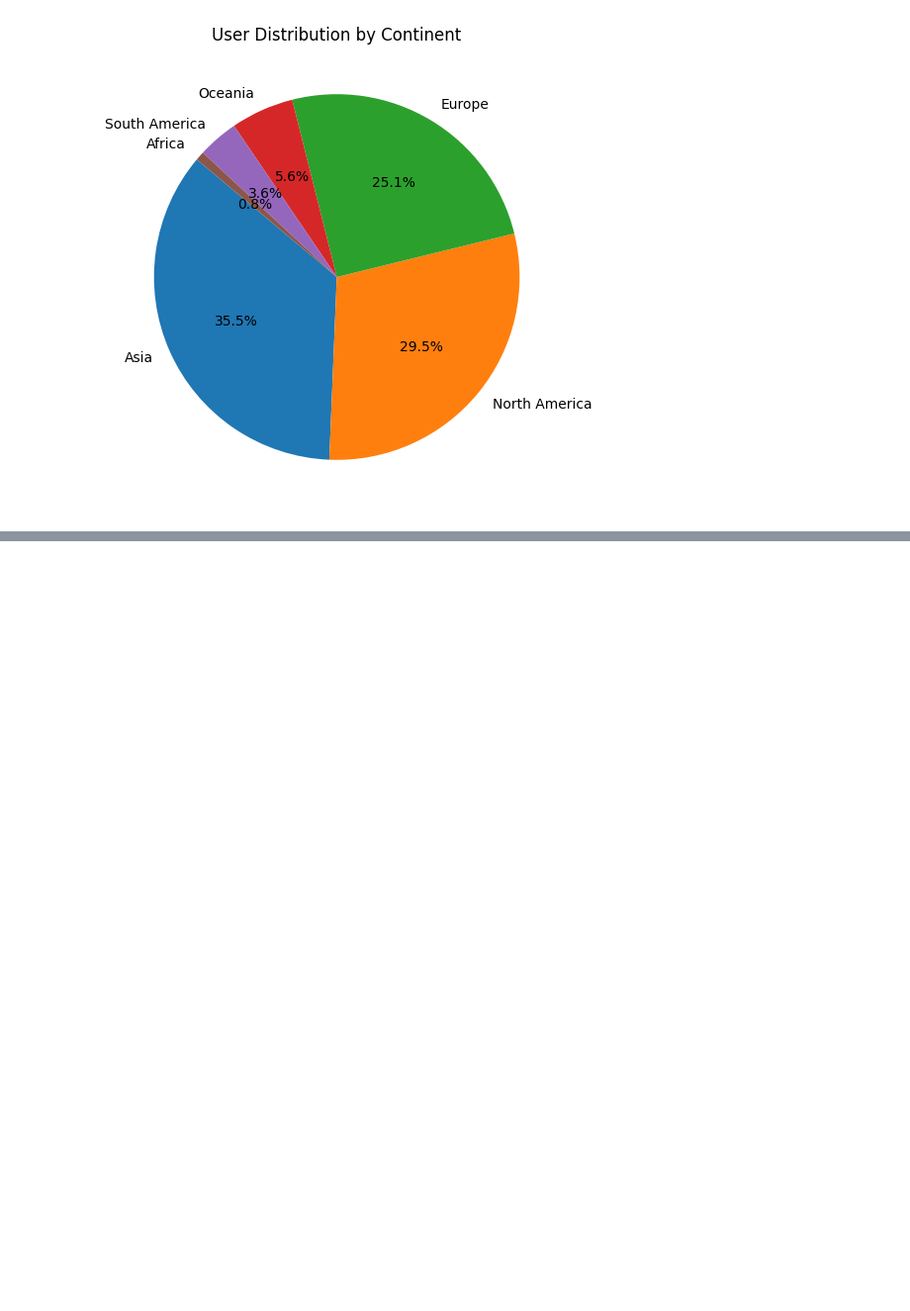
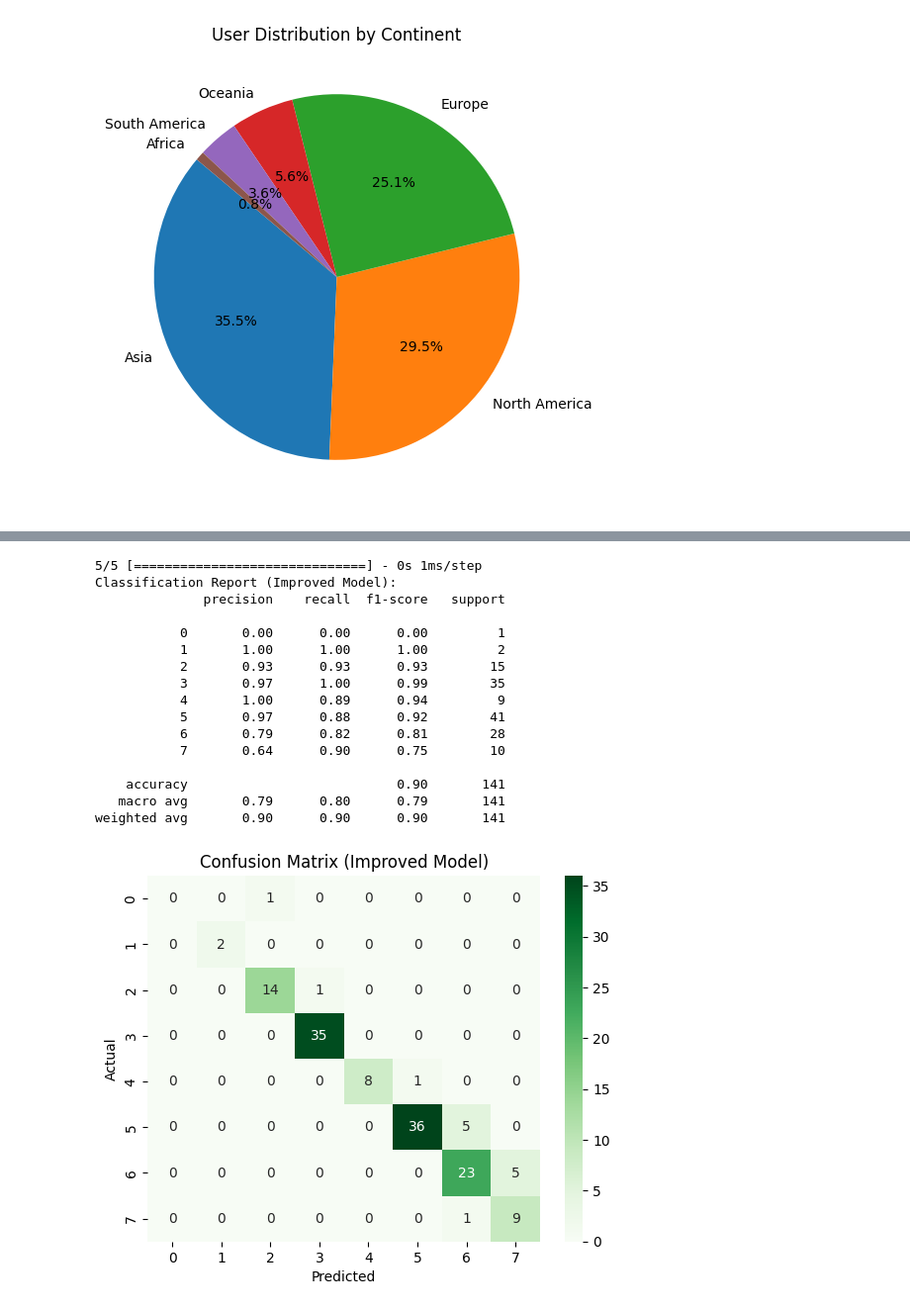
Before and after one commit to muhdammar-azizan/student-social-media-addiction-lstm, a Jupyter notebook: notebooks/SocialMedia_Addiction_Analysis.ipynb, the cells around one changed output, grey strips where cells are left out. Shown at 99% size. Saved outputs shown, nothing was run; the diff lists cells and outputs as text; code cells hidden in the pictures; blank space fills up the shorter version.

```diff
--- a/notebooks/SocialMedia_Addiction_Analysis.ipynb
+++ b/notebooks/SocialMedia_Addiction_Analysis.ipynb
@@ -179,0 +255,26 @@ weighted avg       0.90      0.89      0.89       141
+# %%
+import tensorflow as tf
+from tensorflow.keras.callbacks import EarlyStopping
+from tensorflow.keras.regularizers import l2
+
+np.random.seed(42)
+tf.random.set_seed(42)
+
+model_improved = Sequential()
+model_improved.add(LSTM(64, input_shape=(X_train_lstm.shape[1], X_train_lstm.shape[2]), return_sequences=False))
+model_improved.add(Dropout(0.3))
+model_improved.add(Dense(32, activation='relu', kernel_regularizer=l2(0.001)))
+model_improved.add(Dropout(0.3))
+model_improved.add(Dense(len(np.unique(y)), activation='softmax'))
+
+model_improved.compile(optimizer='adam', loss='sparse_categorical_crossentropy', metrics=['accuracy'])
+
+early_stop = EarlyStopping(monitor='val_loss', patience=10, restore_best_weights=True)
+
+history_improved = model_improved.fit(
+    X_train_lstm, y_train,
+    epochs=100,
+    batch_size=32,
+    validation_data=(X_test_lstm, y_test),
+    callbacks=[early_stop]
+)
@@ -179,0 +330,31 @@ weighted avg       0.90      0.89      0.89       141
+# %%
+y_pred_improved = model_improved.predict(X_test_lstm)
+y_pred_improved_labels = np.argmax(y_pred_improved, axis=1)
+
+print("Classification Report (Improved Model):")
+print(classification_report(y_test, y_pred_improved_labels))
+
+conf_matrix_improved = confusion_matrix(y_test, y_pred_improved_labels)
+sns.heatmap(conf_matrix_improved, annot=True, fmt='d', cmap='Greens')
+plt.title("Confusion Matrix (Improved Model)")
+plt.xlabel("Predicted")
+plt.ylabel("Actual")
+plt.show()
+# %% [output]
+5/5 [==============================] - 0s 1ms/step
+Classification Report (Improved Model):
+              precision    recall  f1-score   support
+
+           0       0.00      0.00      0.00         1
+           1       1.00      1.00      1.00         2
+           2       0.93      0.93      0.93        15
+           3       0.97      1.00      0.99        35
+           4       1.00      0.89      0.94         9
+           5       0.97      0.88      0.92        41
+           6       0.79      0.82      0.81        28
+           7       0.64      0.90      0.75        10
+
+    accuracy                           0.90       141
+   macro avg       0.79      0.80      0.79       141
+weighted avg       0.90      0.90      0.90       141
+[figure, added]
```
Also changed, not shown: parts of 14 cells of this notebook.
